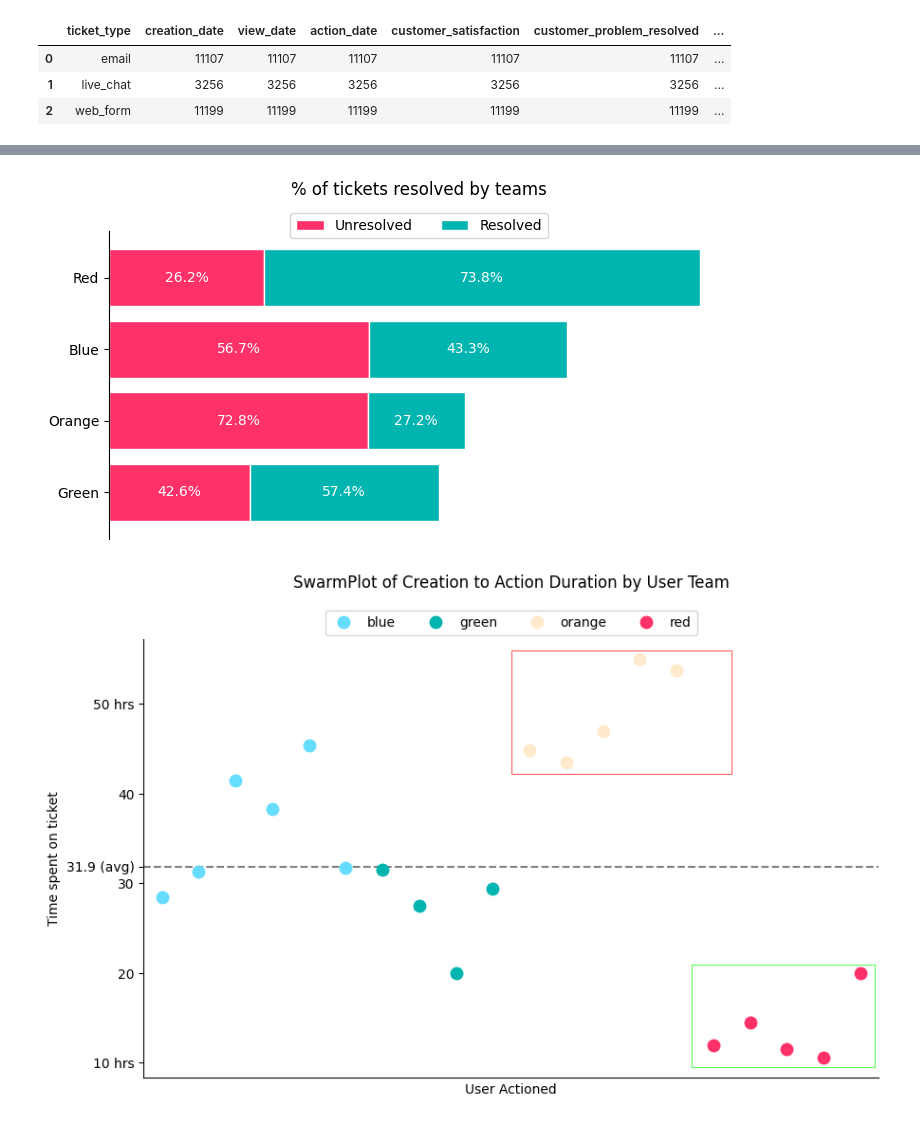
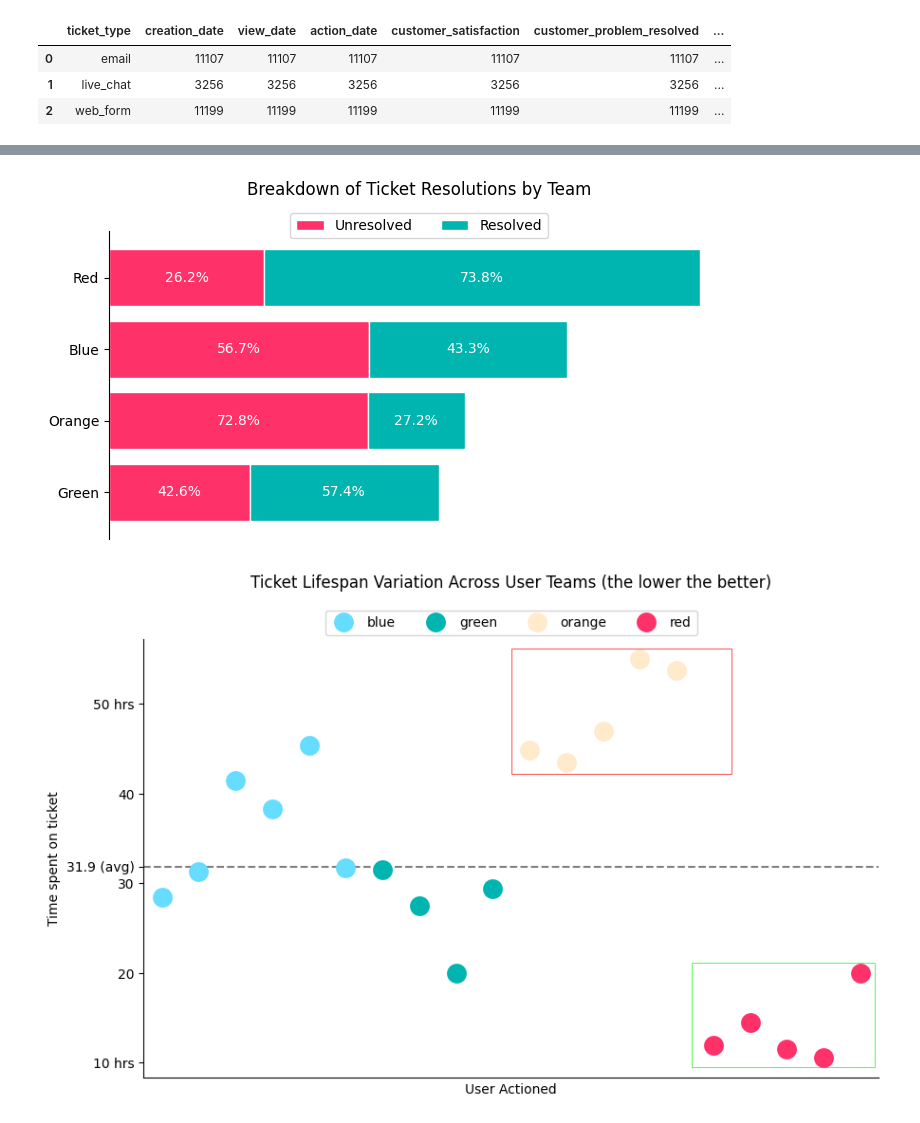
Before and after one commit to hiimani28/DVproject1, a Jupyter notebook: Project1.ipynb, the cells around one changed output, grey strips where cells are left out. Saved outputs shown, nothing was run; the diff lists cells and outputs as text; code cells hidden in the pictures.

```diff
--- a/Project1.ipynb
+++ b/Project1.ipynb
@@ -177,38 +212,39 @@ df_new['Total'] = df_new['False']+df_new['True']
 df_new.sort_values(by='Total', ascending=True, inplace=True)
 df_new.drop(columns='Total', inplace=True)
 # %%
-fig, ax = plt.subplots(figsize=(8, 4))
+fig, ax = plt.subplots(figsize=(8, 4), facecolor='none')
 df_new.plot(kind='barh', stacked=True, color=['#FF3169', '#00B4B0'], width=0.8, ax=ax, edgecolor='w')
 
 ax.set_ylabel('')
 ax.set_yticklabels(['Green', 'Orange', 'Blue', 'Red'])
 ax.legend(labels=['Unresolved', 'Resolved'], bbox_to_anchor=(0.5, 1.08), loc='upper center',ncol=2)
 
-ax.set_title('% of tickets resolved by teams',y=1.09)
+ax.set_title('Breakdown of Ticket Resolutions by Team',y=1.09)
 
 for team in df_new.index:
     total = df_new.loc[team].sum()
     false_percent = df_new.loc[team, 'False'] / total
     true_percent = df_new.loc[team, 'True'] / total
 
     # Finding x coordinate centers
     false_center = df_new.loc[team, 'False'] / 2
     true_center = df_new.loc[team, 'False'] + df_new.loc[team, 'True'] / 2
 
     ax.annotate(f'{false_percent:.1%}',
                 (false_center, list(df_new.index).index(team)),
                 ha='center', va='center', color='white', fontsize=10)
     ax.annotate(f'{true_percent:.1%}',
                 (true_center, list(df_new.index).index(team)),
                 ha='center', va='center', color='w', fontsize=10)
 plt.xticks([])
 ax.spines['top'].set_visible(False)
 ax.spines['right'].set_visible(False)
 ax.spines['bottom'].set_visible(False)
 plt.savefig('plt2.pdf')
+ax.set_facecolor('none')
 plt.show()
 # %% [output]
-[figure, old version]
+[figure, new version]
 # %%
 df = df[df['customer_problem_resolved']] # The data only shows where the issue was RESOLVED!!!!!
 
@@ -228,20 +264,17 @@ avg_hours = data['creation_to_action_duration_hours'].mean()
 from matplotlib.patches import Rectangle
 
 colors = {'blue': '#66dcff', 'green': '#00B4B0', 'orange': '#ffeacc', 'red': '#FF3169'}
-fig, ax = plt.subplots(figsize=(10, 6))
+fig, ax = plt.subplots(figsize=(10, 6), facecolor='none')
 sns.swarmplot(data=data, x='user_actioned', y='creation_to_action_duration_hours',
-            hue='user_team',s=10, palette=colors, ax=ax)
+            hue='user_team',s=15, palette=colors, ax=ax)
 
-ax.set_title('SwarmPlot of Creation to Action Duration by User Team', y=1.1)
+ax.set_title('Ticket Lifespan Variation Across User Teams (the lower the better)', y=1.1)
 
 ax.legend(bbox_to_anchor=(0.5, 1.08), loc='upper center',ncol=4)
 # Draw a rectangle on the plot with equal aspect ratio (a square)
-square = Rectangle((14.4, 9.5), 5, 11.5, fc='w',ec='#00ff00', lw=0.5)
+square = Rectangle((14.4, 9.5), 5, 11.7, fc='none',ec='#00ff00', lw=0.5)
 ax.add_patch(square)
-square = Rectangle((9.5, 42.2), 6, 13.8, fc='w',ec='#ff0000', lw=0.5)
-ax.add_patch(square)
-
-square = Rectangle((9.5, 60), 6, 13.8, fc='w',ec='#ff0000', lw=0.5)
+square = Rectangle((9.5, 42.2), 6, 14, fc='none',ec='#ff0000', lw=0.5)
 ax.add_patch(square)
 
 ax.axhline(y=avg_hours, color='k', linestyle='--', alpha=0.5)
@@ -253,8 +286,9 @@ ax.set_yticks([10,20,30,avg_hours,40,50])
 ax.set_yticklabels(['10 hrs', '20', '30', '31.9 (avg)', '40', '50 hrs'])
 
 ax.spines['top'].set_visible(False)
+ax.set_facecolor('none')
 ax.spines['right'].set_visible(False)
 # Show the plot
 plt.show()
 # %% [output]
-[figure, old version]
+[figure, new version]
```
Also changed, not shown: parts of 6 cells of this notebook, 2 other files.
